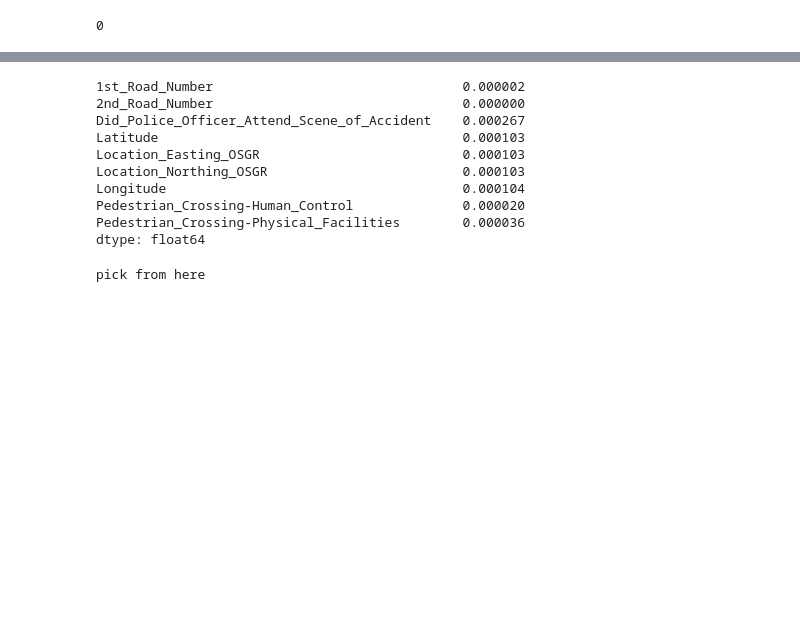
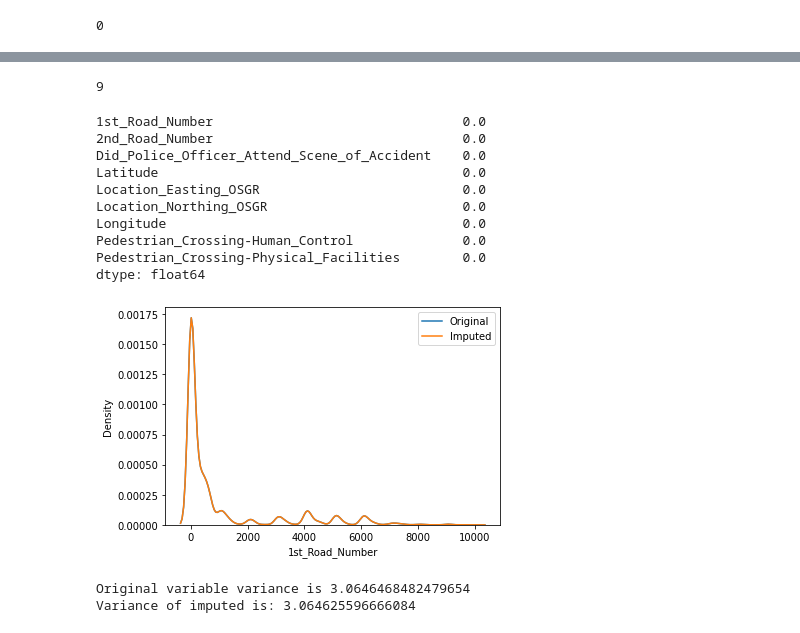
Before and after one commit to TROISTROIS/BLUE-BOOK-FOR-BULLDOZERS, a Jupyter notebook: predicting-rtc-severity-in-uk-roads-using-machine.ipynb, the cells around one changed output, grey strips where cells are left out. Drawn from its saved outputs; the diff is of its cells as text; code cells hidden in the pictures; blank space fills up the shorter version.

Commit message:
Kaggle Notebook | Predicting RTC Severity in UK roads using machine  | Fix Bug

```diff
--- a/predicting-rtc-severity-in-uk-roads-using-machine.ipynb
+++ b/predicting-rtc-severity-in-uk-roads-using-machine.ipynb
@@ -752,6 +752,9 @@ X = random_copy
 y = accidentdf['Accident_Severity']
 # %%
 XTrain, XTest, YTrain, YTest = train_test_split(X, y, test_size=0.2,random_state = 22)
+# %%
+XTrainoriginal = XTrain.copy()
+XTestoriginal = XTest.copy()
 # %%
 XTrain.isnull().mean()
 # none of the values is >5 % but I will try anyway
@@ -790,17 +802,45 @@ XTrain['2nd_Road_Number'].isnull().sum()
+# %%
+# list of columns in XTrain
+mylist = XTrain.columns.values.tolist()
+print(len(mylist))
+# %% [output]
+9
+# %%
+for var in mylist:
+    random_sample_train = XTrain[var].dropna().sample(XTrain[var].isnull().sum(), random_state=22)
+#     repeat for the test set
+    random_sample_test = XTrain[var].dropna().sample(XTest[var].isnull().sum(), random_state=22)
+# reindex the randomly sampled values
+    random_sample_train.index = XTrain[XTrain[var].isnull()].index
+    random_sample_test.index = XTest[XTest[var].isnull()].index
+# replace null values
+    XTrain.loc[XTrain[var].isnull(),var]=random_sample_train
+    XTest.loc[XTest[var].isnull(),var]=random_sample_test
 # %%
 XTrain.isnull().mean()
 # %% [output]
-1st_Road_Number                                0.000002
-2nd_Road_Number                                0.000000
-Did_Police_Officer_Attend_Scene_of_Accident    0.000267
-Latitude                                       0.000103
-Location_Easting_OSGR                          0.000103
-Location_Northing_OSGR                         0.000103
-Longitude                                      0.000104
-Pedestrian_Crossing-Human_Control              0.000020
-Pedestrian_Crossing-Physical_Facilities        0.000036
+1st_Road_Number                                0.0
+2nd_Road_Number                                0.0
+Did_Police_Officer_Attend_Scene_of_Accident    0.0
+Latitude                                       0.0
+Location_Easting_OSGR                          0.0
+Location_Northing_OSGR                         0.0
+Longitude                                      0.0
+Pedestrian_Crossing-Human_Control              0.0
+Pedestrian_Crossing-Physical_Facilities        0.0
 dtype: float64
-# %%
-print("pick from here")
-# %% [output]
-pick from here
+# %%
+# plot of the original one vs plot of the new one
+sns.distplot(XTrainoriginal["1st_Road_Number"], label = "Original",hist=False)
+sns.distplot(XTrain["1st_Road_Number"],label='Imputed',hist=False)
+plt.legend()
+plt.show()
+# %% [output]
+[figure, added]
+# %%
+# look at the variance
+print("Original variable variance is", XTrainoriginal['Pedestrian_Crossing-Physical_Facilities'].var())
+print("Variance of imputed is:", XTrain['Pedestrian_Crossing-Physical_Facilities'].var())
+# %% [output]
+Original variable variance is 3.0646468482479654
+Variance of imputed is: 3.064625596666084
```
Also changed, not shown: parts of 12 cells of this notebook.
